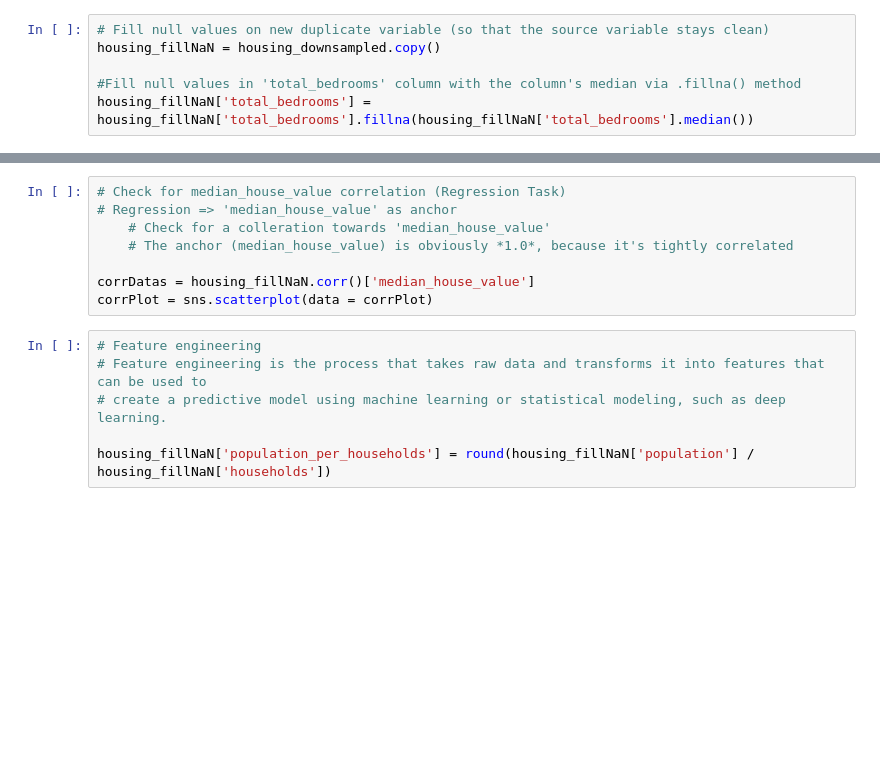
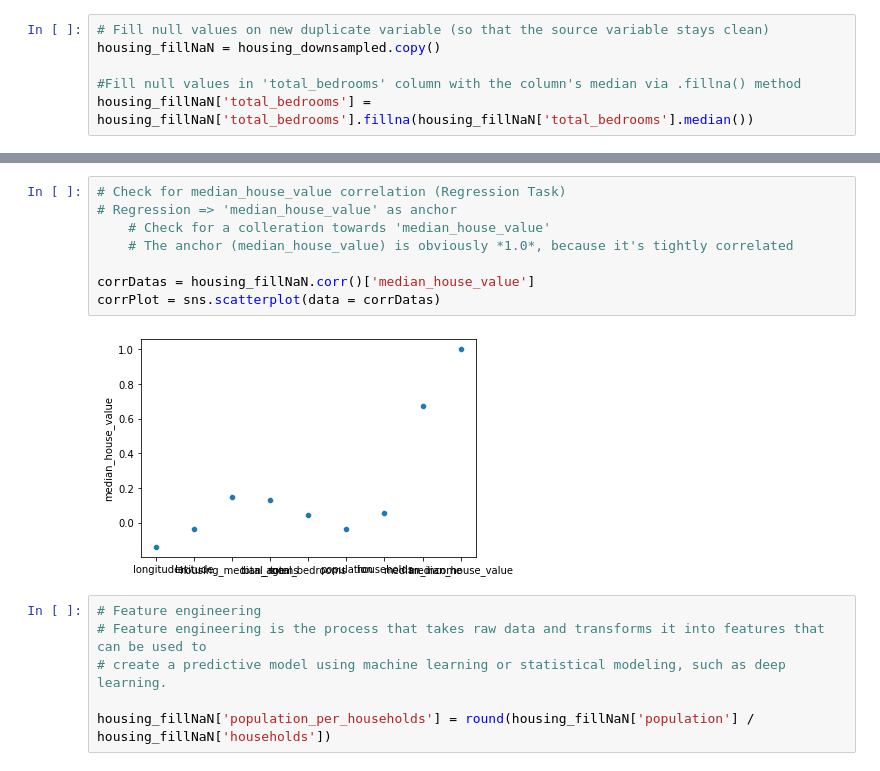
Before and after one commit to andre-nk/olc_california_housing, a Jupyter notebook: day-1-eda.ipynb, the cells around one changed output, grey strips where cells are left out. Drawn from its saved outputs; the diff is of its cells as text; blank space fills up the shorter version.

```diff
--- a/day-1-eda.ipynb
+++ b/day-1-eda.ipynb
@@ -223,11 +307,13 @@ housing_fillNaN[housing_fillNaN.duplicated()]
 # %%
 # Check for median_house_value correlation (Regression Task)
 # Regression => 'median_house_value' as anchor
     # Check for a colleration towards 'median_house_value'
     # The anchor (median_house_value) is obviously *1.0*, because it's tightly correlated
 
 corrDatas = housing_fillNaN.corr()['median_house_value']
-corrPlot = sns.scatterplot(data = corrPlot)
+corrPlot = sns.scatterplot(data = corrDatas)
+# %% [output]
+[figure, added]
 # %%
 # Feature engineering
 # Feature engineering is the process that takes raw data and transforms it into features that can be used to
```
Also changed, not shown: parts of 25 cells of this notebook, 3 other files.
